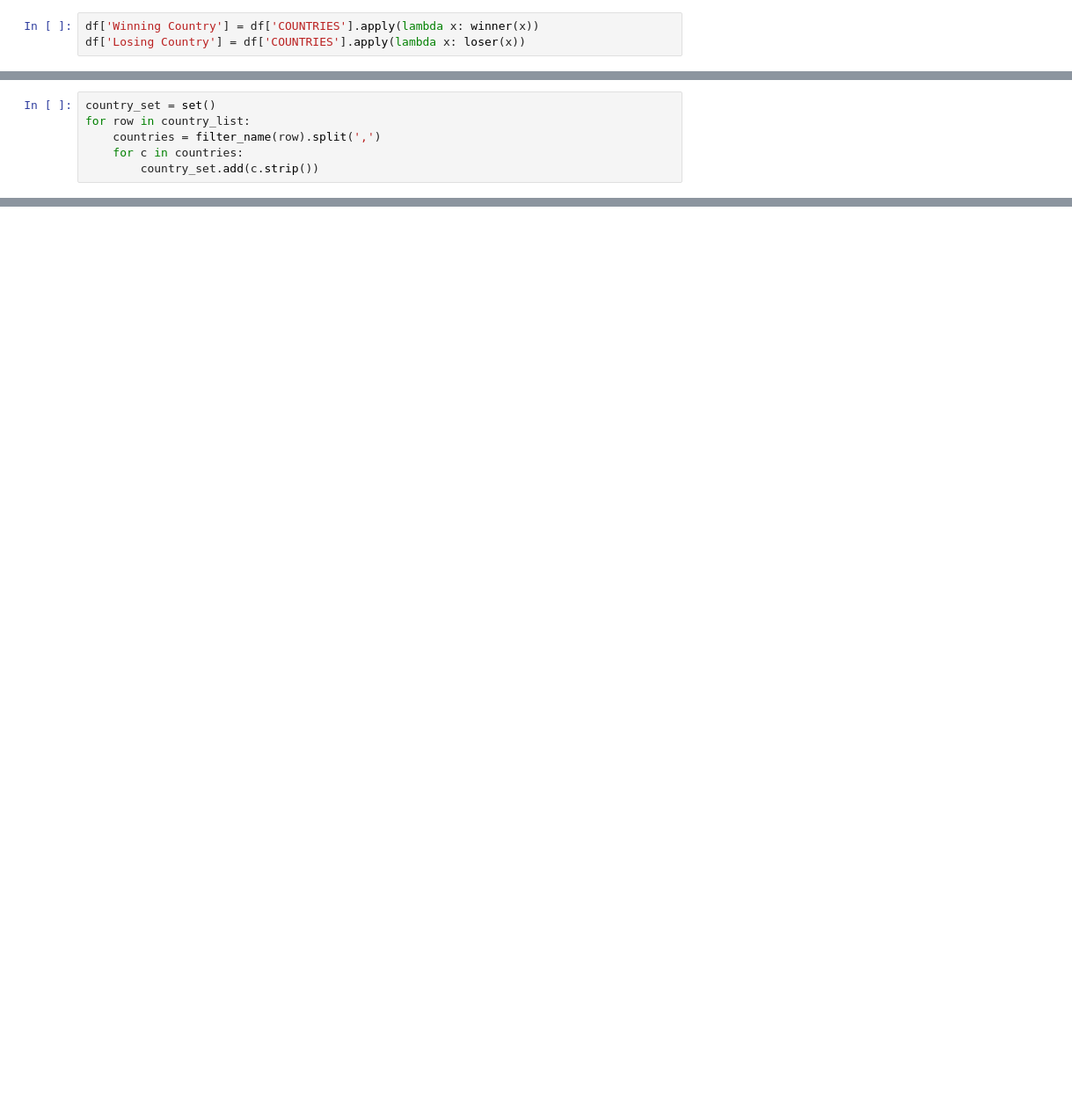
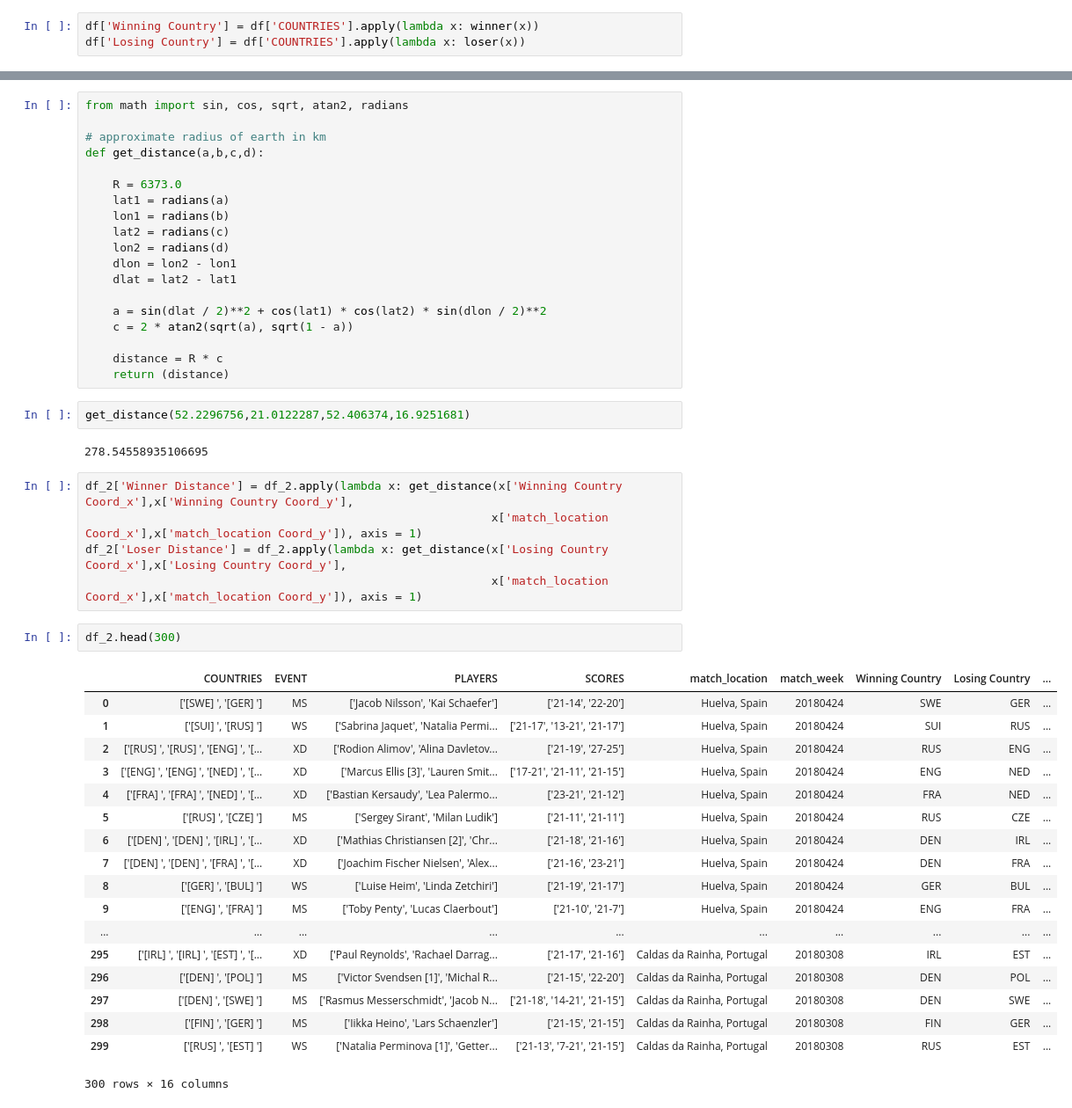
Before and after one commit to Zhuaggy/Badalytics, a Jupyter notebook: jnotebooks/Distance.ipynb, the cells around one changed output, grey strips where cells are left out. Shown at 88% size. Saved outputs shown, nothing was run; the diff lists cells and outputs as text; blank space fills up the shorter version.

Commit message:
more distance work

```diff
--- a/jnotebooks/Distance.ipynb
+++ b/jnotebooks/Distance.ipynb
@@ -215,6 +114,0 @@ df_countries
-# %%
-country_set = set()
-for row in country_list:
-    countries = filter_name(row).split(',')
-    for c in countries:
-        country_set.add(c.strip())
@@ -240,0 +119,49 @@ country_set
+# %%
+from math import sin, cos, sqrt, atan2, radians
+
+# approximate radius of earth in km
+def get_distance(a,b,c,d):
+
+    R = 6373.0
+    lat1 = radians(a)
+    lon1 = radians(b)
+    lat2 = radians(c)
+    lon2 = radians(d)
+    dlon = lon2 - lon1
+    dlat = lat2 - lat1
+
+    a = sin(dlat / 2)**2 + cos(lat1) * cos(lat2) * sin(dlon / 2)**2
+    c = 2 * atan2(sqrt(a), sqrt(1 - a))
+
+    distance = R * c
+    return (distance)
+# %%
+get_distance(52.2296756,21.0122287,52.406374,16.9251681)
+# %% [output]
+278.54558935106695
+# %%
+df_2['Winner Distance'] = df_2.apply(lambda x: get_distance(x['Winning Country Coord_x'],x['Winning Country Coord_y'],
+                                                           x['match_location Coord_x'],x['match_location Coord_y']), axis = 1)
+df_2['Loser Distance'] = df_2.apply(lambda x: get_distance(x['Losing Country Coord_x'],x['Losing Country Coord_y'],
+                                                           x['match_location Coord_x'],x['match_location Coord_y']), axis = 1)
+# %%
+df_2.head(300)
+# %% [output]
+|  | COUNTRIES | EVENT | PLAYERS | SCORES | match_location | match_week | Winning Country | Losing Country | ... |
+| 0 | ['[SWE] ', '[GER] '] | MS | ['Jacob Nilsson', 'Kai Schaefer'] | ['21-14', '22-20'] | Huelva, Spain | 20180424 | SWE | GER | ... |
+| 1 | ['[SUI] ', '[RUS] '] | WS | ['Sabrina Jaquet', 'Natalia Permi... | ['21-17', '13-21', '21-17'] | Huelva, Spain | 20180424 | SUI | RUS | ... |
+| 2 | ['[RUS] ', '[RUS] ', '[ENG] ', '[... | XD | ['Rodion Alimov', 'Alina Davletov... | ['21-19', '27-25'] | Huelva, Spain | 20180424 | RUS | ENG | ... |
+| 3 | ['[ENG] ', '[ENG] ', '[NED] ', '[... | XD | ['Marcus Ellis [3]', 'Lauren Smit... | ['17-21', '21-11', '21-15'] | Huelva, Spain | 20180424 | ENG | NED | ... |
+| 4 | ['[FRA] ', '[FRA] ', '[NED] ', '[... | XD | ['Bastian Kersaudy', 'Lea Palermo... | ['23-21', '21-12'] | Huelva, Spain | 20180424 | FRA | NED | ... |
+| 5 | ['[RUS] ', '[CZE] '] | MS | ['Sergey Sirant', 'Milan Ludik'] | ['21-11', '21-11'] | Huelva, Spain | 20180424 | RUS | CZE | ... |
+| 6 | ['[DEN] ', '[DEN] ', '[IRL] ', '[... | XD | ['Mathias Christiansen [2]', 'Chr... | ['21-18', '21-16'] | Huelva, Spain | 20180424 | DEN | IRL | ... |
+| 7 | ['[DEN] ', '[DEN] ', '[FRA] ', '[... | XD | ['Joachim Fischer Nielsen', 'Alex... | ['21-16', '23-21'] | Huelva, Spain | 20180424 | DEN | FRA | ... |
+| 8 | ['[GER] ', '[BUL] '] | WS | ['Luise Heim', 'Linda Zetchiri'] | ['21-19', '21-17'] | Huelva, Spain | 20180424 | GER | BUL | ... |
+| 9 | ['[ENG] ', '[FRA] '] | MS | ['Toby Penty', 'Lucas Claerbout'] | ['21-10', '21-7'] | Huelva, Spain | 20180424 | ENG | FRA | ... |
+| ... | ... | ... | ... | ... | ... | ... | ... | ... | ... |
+| 295 | ['[IRL] ', '[IRL] ', '[EST] ', '[... | XD | ['Paul Reynolds', 'Rachael Darrag... | ['21-17', '21-16'] | Caldas da Rainha, Portugal | 20180308 | IRL | EST | ... |
+| 296 | ['[DEN] ', '[POL] '] | MS | ['Victor Svendsen [1]', 'Michal R... | ['21-15', '22-20'] | Caldas da Rainha, Portugal | 20180308 | DEN | POL | ... |
+| 297 | ['[DEN] ', '[SWE] '] | MS | ['Rasmus Messerschmidt', 'Jacob N... | ['21-18', '14-21', '21-15'] | Caldas da Rainha, Portugal | 20180308 | DEN | SWE | ... |
+| 298 | ['[FIN] ', '[GER] '] | MS | ['Iikka Heino', 'Lars Schaenzler'] | ['21-15', '21-15'] | Caldas da Rainha, Portugal | 20180308 | FIN | GER | ... |
+| 299 | ['[RUS] ', '[EST] '] | WS | ['Natalia Perminova [1]', 'Getter... | ['21-13', '7-21', '21-15'] | Caldas da Rainha, Portugal | 20180308 | RUS | EST | ... |
+300 rows × 16 columns
```
Also changed, not shown: parts of 31 cells of this notebook, 2 other files.
